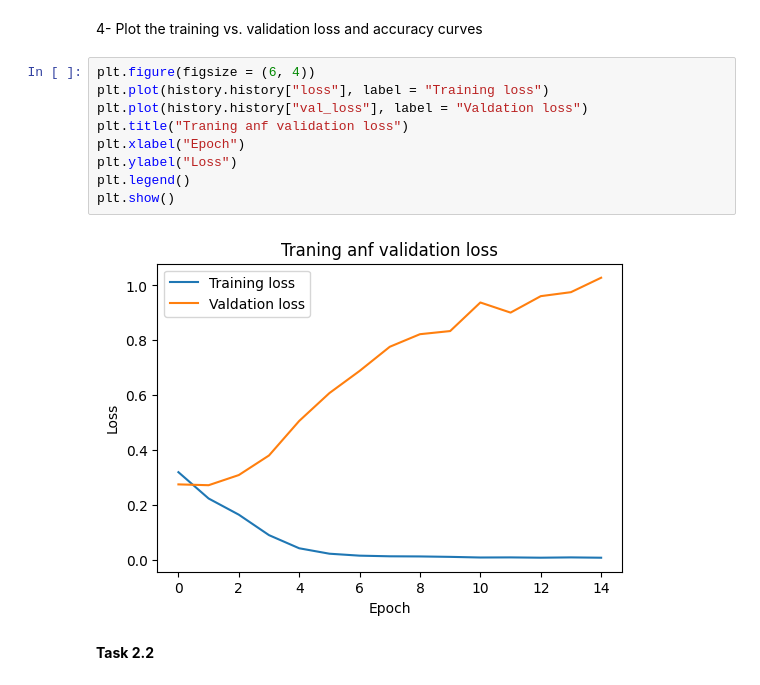
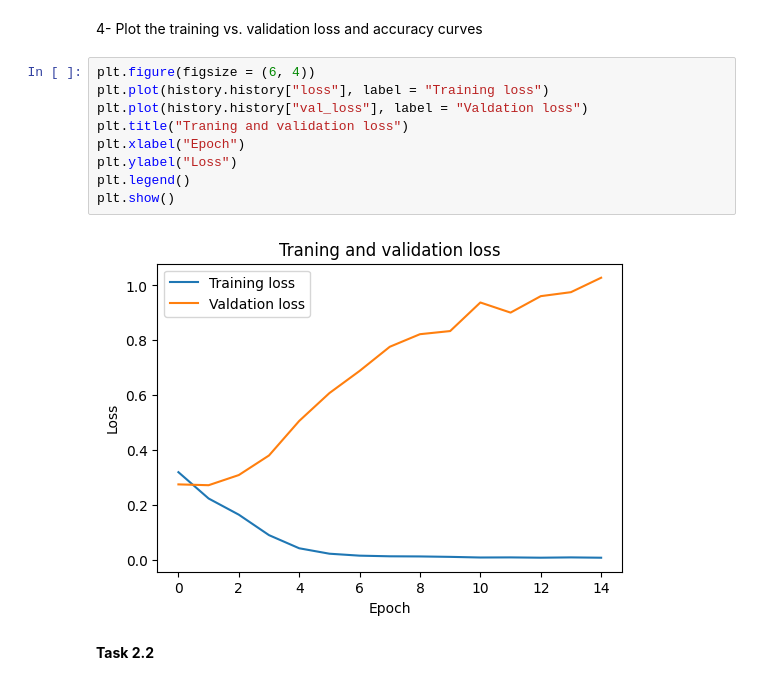
Before and after one commit to Eyadalmiman/Student-Capstone-Project-ML-, a Jupyter notebook: Code.ipynb, the cells around one changed output. Saved outputs shown, nothing was run; the diff lists cells and outputs as text.

```diff
--- a/Code.ipynb
+++ b/Code.ipynb
@@ -231,14 +231,14 @@ Epoch 15/15
 # %%
 plt.figure(figsize = (6, 4))
 plt.plot(history.history["loss"], label = "Training loss")
 plt.plot(history.history["val_loss"], label = "Valdation loss")
-plt.title("Traning anf validation loss")
+plt.title("Traning and validation loss")
 plt.xlabel("Epoch")
 plt.ylabel("Loss")
 plt.legend()
 plt.show()
 # %% [output]
-[figure, old version]
+[figure, new version]
 # %% [markdown]
 **Task 2.2**
 # %% [markdown]
```
Also changed, not shown: parts of 1 cell of this notebook, 1 other file.
